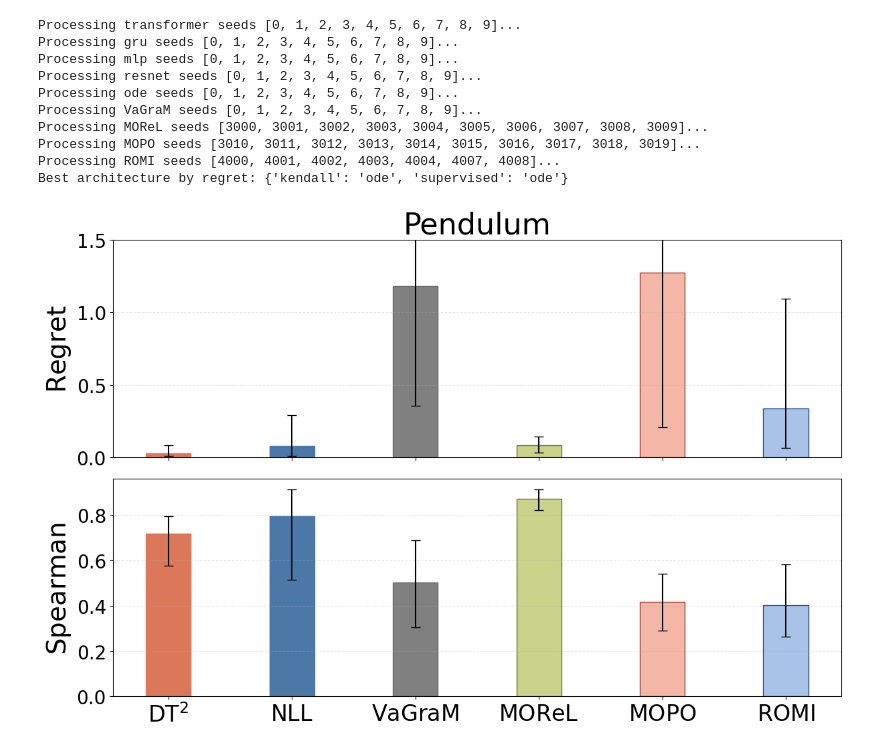
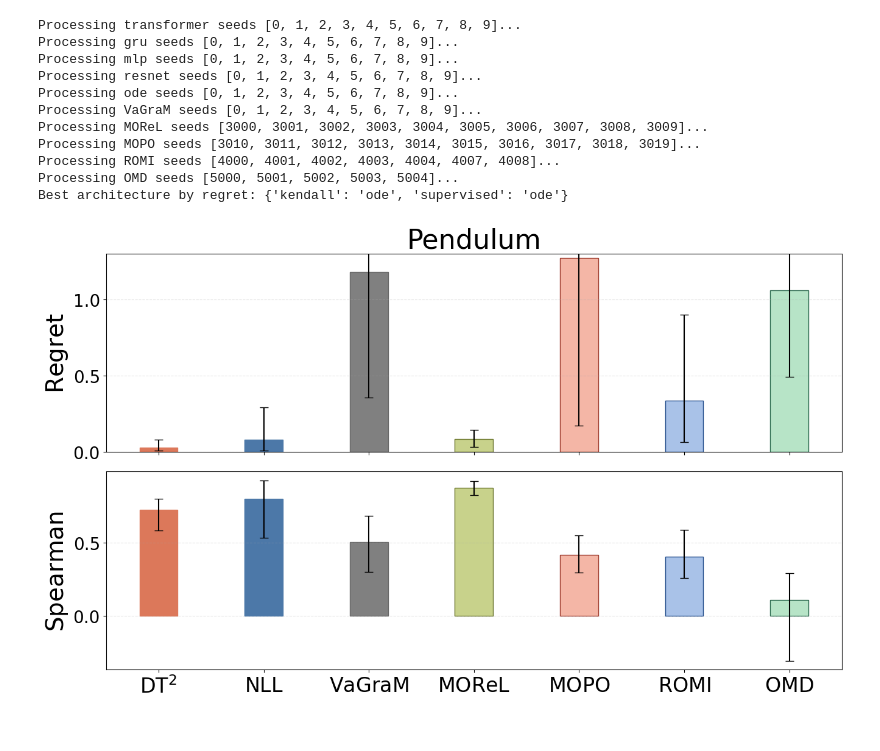
Before and after one commit to harrya32/DT2, a Jupyter notebook: results/mbrl-results.ipynb, the cells around one changed output. Drawn from its saved outputs; the diff is of its cells as text; code cells hidden in the pictures.

Commit message:
OMD results on continuous control tasks, and new rebuttal reply

```diff
--- a/results/mbrl-results.ipynb
+++ b/results/mbrl-results.ipynb
@@ -75,6 +76,16 @@ BASELINE_CONFIG = {
         "color": "#a9c2e8",
         "edgecolor": "#1f4a8a",
         "label": r"$\mathrm{ROMI}$",
+    },
+    "OMD": {
+        "pattern": "./test/{pipeline}/mlp/summary_{seed}.json",
+        "metric_paths": {
+            "env_mc": ["env_mc"],
+            "OMD": ["dynamics", "omd"],
+        },
+        "color": "#b7e4c7",
+        "edgecolor": "#2d6a4f",
+        "label": r"$\mathrm{OMD}$",
     },
 }
 
@@ -321,7 +332,7 @@ def plot_benchmarks_with_mbrl(
     show_x_labels=True,
     regret_metric="regret",
     top_k=TOP_K,
-    baselines=("VaGraM", "MOReL", "MOPO", "ROMI"),
+    baselines=("VaGraM", "MOReL", "MOPO", "ROMI", "OMD"),
     baseline_seed_ranges=None,
     best_arch_only=False,
 ):
@@ -559,39 +570,42 @@ def plot_benchmarks_with_mbrl(
     fig.tight_layout()
     if save:
         suffix = "" if regret_metric == "regret" else f"_top{top_k}"
-        plt.savefig(f"plots/{pipeline}_mbrl{suffix}.pdf")
+        plt.savefig(f"plots/{pipeline}_all{suffix}.pdf")
 # %%
 # Distinct seed ranges per baseline can be passed here.
-# For MOReL/MOPO/ROMI, use whatever numeric seed IDs correspond to your result files.
+# For MOReL/MOPO/ROMI/OMD, use whatever numeric seed IDs correspond to your result files.
 example_baseline_seed_ranges = {
     "VaGraM": list(range(0, 10)),
     "MOReL": list(range(3000, 3010)),
     "MOPO": list(range(3010, 3020)),
     "ROMI": [4000, 4001, 4002, 4003, 4004, 4007, 4008],
+    "OMD": list(range(5000, 5005)),
 }
 
 plot_benchmarks_with_mbrl(
     pipeline="pendulum_pipeline",
     seeds=list(range(0, 10)),
     baseline_seed_ranges=example_baseline_seed_ranges,
     best_arch_only=True,
-    save=False,
+    save=True,
+    ylim=1.3,
     show_x_labels=True,
     regret_metric="regret",
     top_k=TOP_K,
 )
 # %% [output]
 Processing transformer seeds [0, 1, 2, 3, 4, 5, 6, 7, 8, 9]...
 Processing gru seeds [0, 1, 2, 3, 4, 5, 6, 7, 8, 9]...
 Processing mlp seeds [0, 1, 2, 3, 4, 5, 6, 7, 8, 9]...
 Processing resnet seeds [0, 1, 2, 3, 4, 5, 6, 7, 8, 9]...
 Processing ode seeds [0, 1, 2, 3, 4, 5, 6, 7, 8, 9]...
 Processing VaGraM seeds [0, 1, 2, 3, 4, 5, 6, 7, 8, 9]...
 Processing MOReL seeds [3000, 3001, 3002, 3003, 3004, 3005, 3006, 3007, 3008, 3009]...
 Processing MOPO seeds [3010, 3011, 3012, 3013, 3014, 3015, 3016, 3017, 3018, 3019]...
 Processing ROMI seeds [4000, 4001, 4002, 4003, 4004, 4007, 4008]...
+Processing OMD seeds [5000, 5001, 5002, 5003, 5004]...
 Best architecture by regret: {'kendall': 'ode', 'supervised': 'ode'}
-[figure, old version]
+[figure, new version]
 # %%
 plot_benchmarks_with_mbrl(
     pipeline="lunarlander_pipeline",
```
Also changed, not shown: parts of 7 cells of this notebook, 56 other files.
